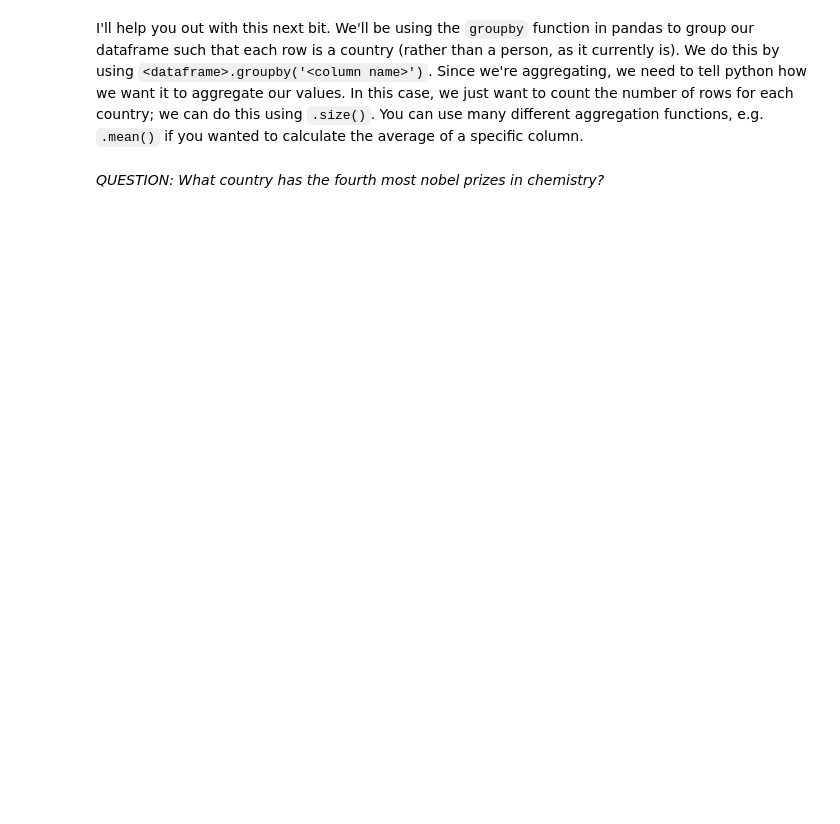
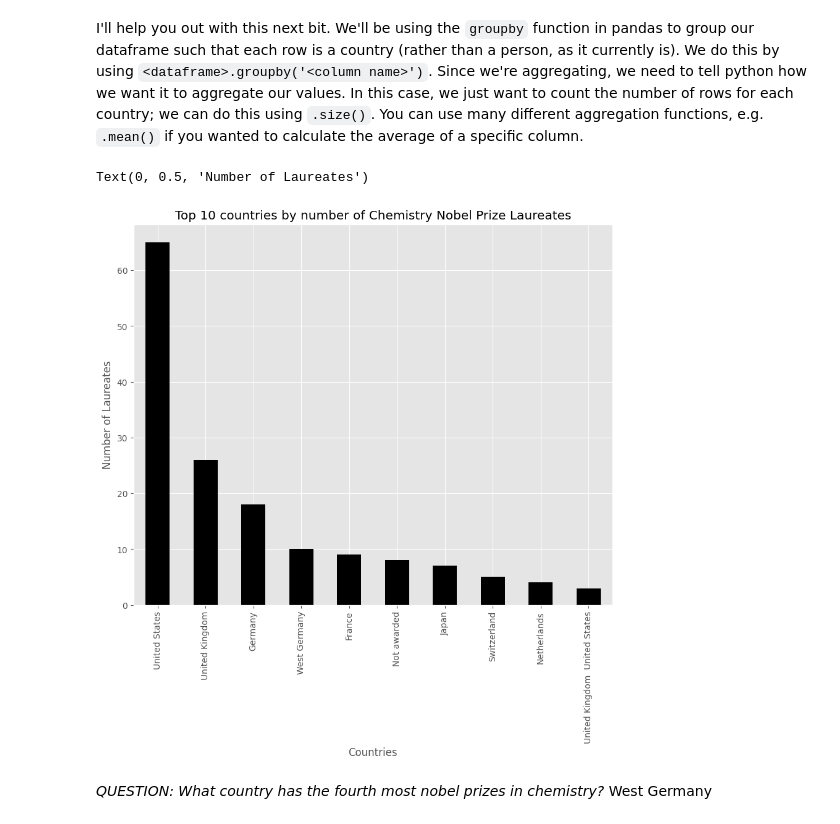
Before and after one commit to marialevina1/QM2, a Jupyter notebook: notebooks/W02. Pandas.ipynb, the cells around one changed output. Cells and saved outputs as stored; diff of their text form; code cells hidden in the pictures; blank space fills up the shorter version.

```diff
--- a/notebooks/W02. Pandas.ipynb
+++ b/notebooks/W02. Pandas.ipynb
@@ -422,5 +476,11 @@ And there we have it; a nicely formatted dataframe ready for analysis, straight
 Using the following URL https://en.wikipedia.org/wiki/List_of_Nobel_laureates_in_Chemistry create a plot of the top 10 countries in terms of nobel laureates. First, follow the steps below:
 # %%
 # scrape the table of Nobel Laureates in Chemistry using read_html. remember, this gives us a LIST of dataframes! lets call this list chem_tables
+url1='https://en.wikipedia.org/wiki/List_of_Nobel_laureates_in_Chemistry'
+
+chem_tables=pandas.read_html(url1)
 
 # select the first dataframe from this list and call it chem
+chem=chem_tables[0]
+
+chem
@@ -429,10 +503,19 @@ I'll help you out with this next bit. We'll be using the `groupby` function in p
 # %%
 # here, we're creating a new dataframe called 'country' in which each row is a country, and the values represent the number of nobel laureates.
 countries=chem.groupby('Country[B]').size()
 
 #now let's sort it in descending order
-countries.sort_values(ascending=False)
+countries=countries.sort_values(ascending=False)
+top_10=countries.head(10)
 
 # finally, plot the top 10 countries
+top_10.plot(kind='bar', color='black')
+plt.title('Top 10 countries by number of Chemistry Nobel Prize Laureates')
+plt.xlabel('Countries')
+plt.ylabel('Number of Laureates')
+# %% [output]
+Text(0, 0.5, 'Number of Laureates')
+[figure, added]
 # %% [markdown]
 *QUESTION: What country has the fourth most nobel prizes in chemistry?*
+West Germany
```
Also changed, not shown: parts of 17 cells of this notebook.
